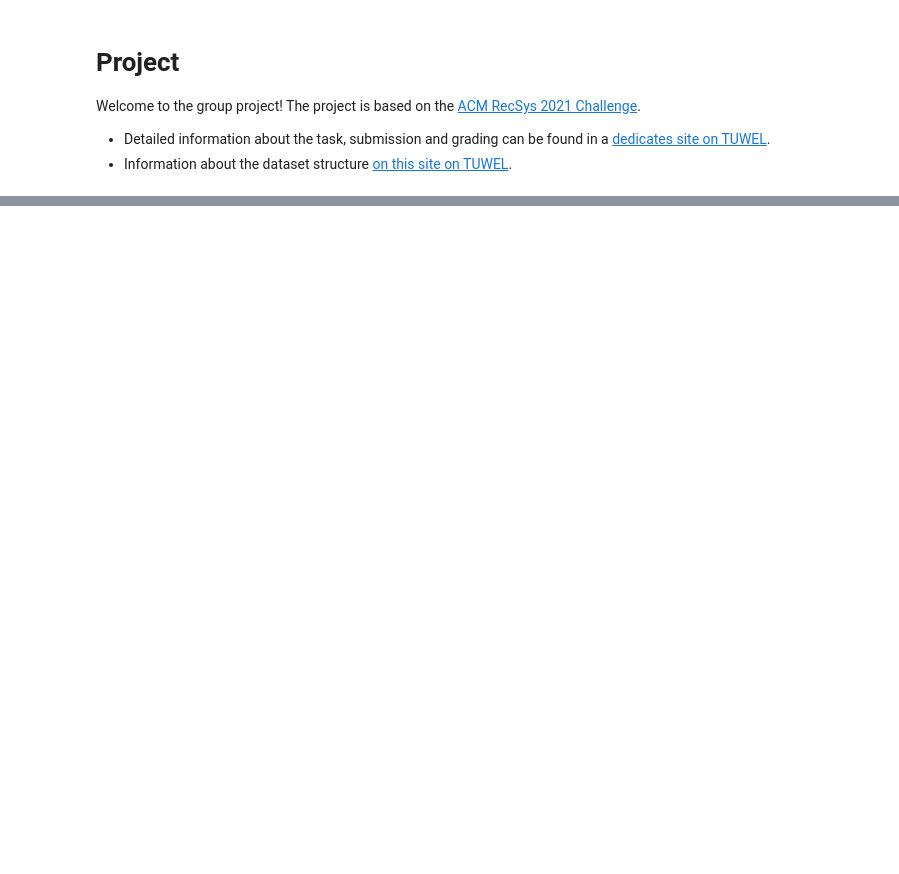
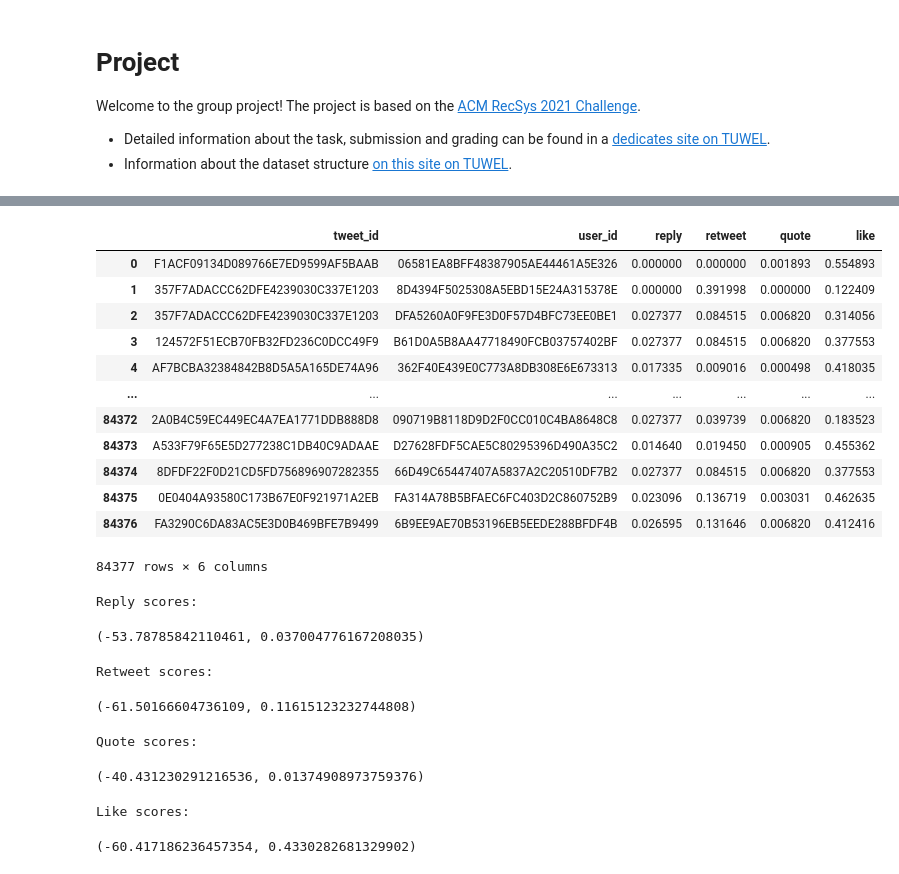
Before and after one commit to CorpaciLC/RecSys, a Jupyter notebook: project.ipynb, the cells around one changed output, grey strips where cells are left out. Saved outputs shown, nothing was run; the diff lists cells and outputs as text; code cells hidden in the pictures; blank space fills up the shorter version.

```diff
--- a/project.ipynb
+++ b/project.ipynb
@@ -70,8 +149,42 @@ evaluate_test_set()
+# %%
+results = pd.read_csv("results.csv", header=None)
+results.columns = ["tweet_id", "user_id", "reply", "retweet", "quote", "like"]
+results
+# %% [output]
+|  | tweet_id | user_id | reply | retweet | quote | like |
+| 0 | F1ACF09134D089766E7ED9599AF5BAAB | 06581EA8BFF48387905AE44461A5E326 | 0.000000 | 0.000000 | 0.001893 | 0.554893 |
+| 1 | 357F7ADACCC62DFE4239030C337E1203 | 8D4394F5025308A5EBD15E24A315378E | 0.000000 | 0.391998 | 0.000000 | 0.122409 |
+| 2 | 357F7ADACCC62DFE4239030C337E1203 | DFA5260A0F9FE3D0F57D4BFC73EE0BE1 | 0.027377 | 0.084515 | 0.006820 | 0.314056 |
+| 3 | 124572F51ECB70FB32FD236C0DCC49F9 | B61D0A5B8AA47718490FCB03757402BF | 0.027377 | 0.084515 | 0.006820 | 0.377553 |
+| 4 | AF7BCBA32384842B8D5A5A165DE74A96 | 362F40E439E0C773A8DB308E6E673313 | 0.017335 | 0.009016 | 0.000498 | 0.418035 |
+| ... | ... | ... | ... | ... | ... | ... |
+| 84372 | 2A0B4C59EC449EC4A7EA1771DDB888D8 | 090719B8118D9D2F0CC010C4BA8648C8 | 0.027377 | 0.039739 | 0.006820 | 0.183523 |
+| 84373 | A533F79F65E5D277238C1DB40C9ADAAE | D27628FDF5CAE5C80295396D490A35C2 | 0.014640 | 0.019450 | 0.000905 | 0.455362 |
+| 84374 | 8DFDF22F0D21CD5FD756896907282355 | 66D49C65447407A5837A2C20510DF7B2 | 0.027377 | 0.084515 | 0.006820 | 0.377553 |
+| 84375 | 0E0404A93580C173B67E0F921971A2EB | FA314A78B5BFAEC6FC403D2C860752B9 | 0.023096 | 0.136719 | 0.003031 | 0.462635 |
+| 84376 | FA3290C6DA83AC5E3D0B469BFE7B9499 | 6B9EE9AE70B53196EB5EEDE288BFDF4B | 0.026595 | 0.131646 | 0.006820 | 0.412416 |
+84377 rows × 6 columns
 # %%
-# feel free to edit
+print("Reply scores:")
+compute_rce(results.reply, val_data.reply), average_precision_score(val_data.reply, results.reply)
+# %% [output]
+Reply scores:
+(-53.78785842110461, 0.037004776167208035)
 # %%
-# feel free to edit
+print("Retweet scores:")
+compute_rce(results.retweet, val_data.retweet), average_precision_score(val_data.retweet, results.retweet)
+# %% [output]
+Retweet scores:
+(-61.50166604736109, 0.11615123232744808)
 # %%
-# feel free to edit
+print("Quote scores:")
+compute_rce(results.quote, val_data.quote), average_precision_score(val_data.quote, results.quote)
+# %% [output]
+Quote scores:
+(-40.431230291216536, 0.01374908973759376)
 # %%
-# feel free to edit
+print("Like scores:")
+compute_rce(results.like, val_data.like), average_precision_score(val_data.like, results.like)
+# %% [output]
+Like scores:
+(-60.417186236457354, 0.4330282681329902)
```
Also changed, not shown: parts of 28 cells of this notebook, 2 other files.
